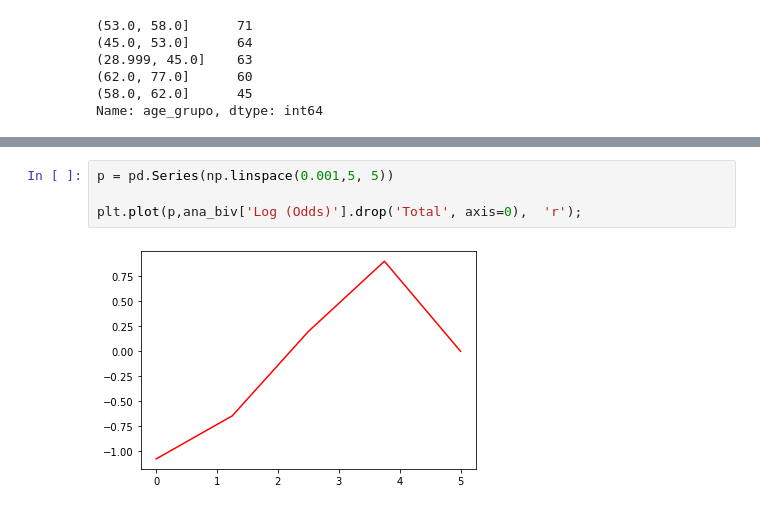
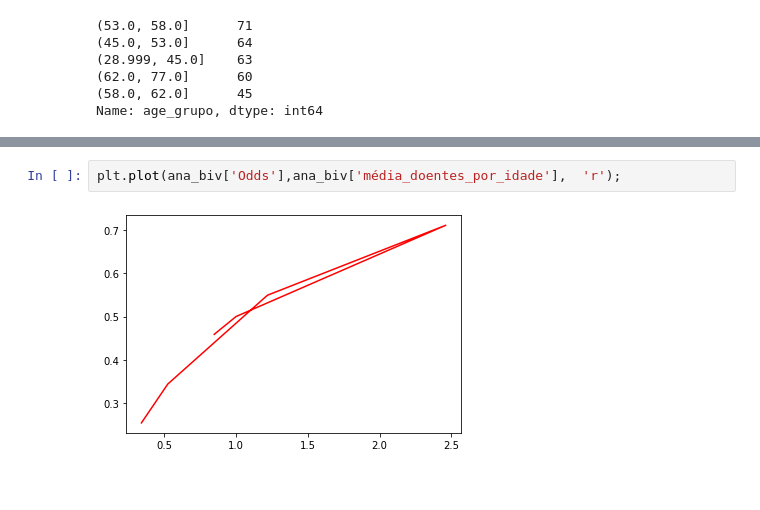
Before and after one commit to njuliacsouza/_projetosEBAC, a Jupyter notebook: Atividade_Modulo_18/mod18_ex01_bivariada_logística.ipynb, the cells around one changed output, grey strips where cells are left out. Drawn from its saved outputs; the diff is of its cells as text.

```diff
--- a/Atividade_Modulo_18/mod18_ex01_bivariada_logística.ipynb
+++ b/Atividade_Modulo_18/mod18_ex01_bivariada_logística.ipynb
@@ -133,6 +155,4 @@ Quantidade média de "age": 54.43894389438944
-# %%
-p = pd.Series(np.linspace(0.001,5, 5))
-
-plt.plot(p,ana_biv['Log (Odds)'].drop('Total', axis=0),  'r');
-# %% [output]
-[figure, removed]
+# %%
+plt.plot(ana_biv['Odds'],ana_biv['média_doentes_por_idade'],  'r');
+# %% [output]
+[figure, added]
```
Also changed, not shown: parts of 5 cells of this notebook.
